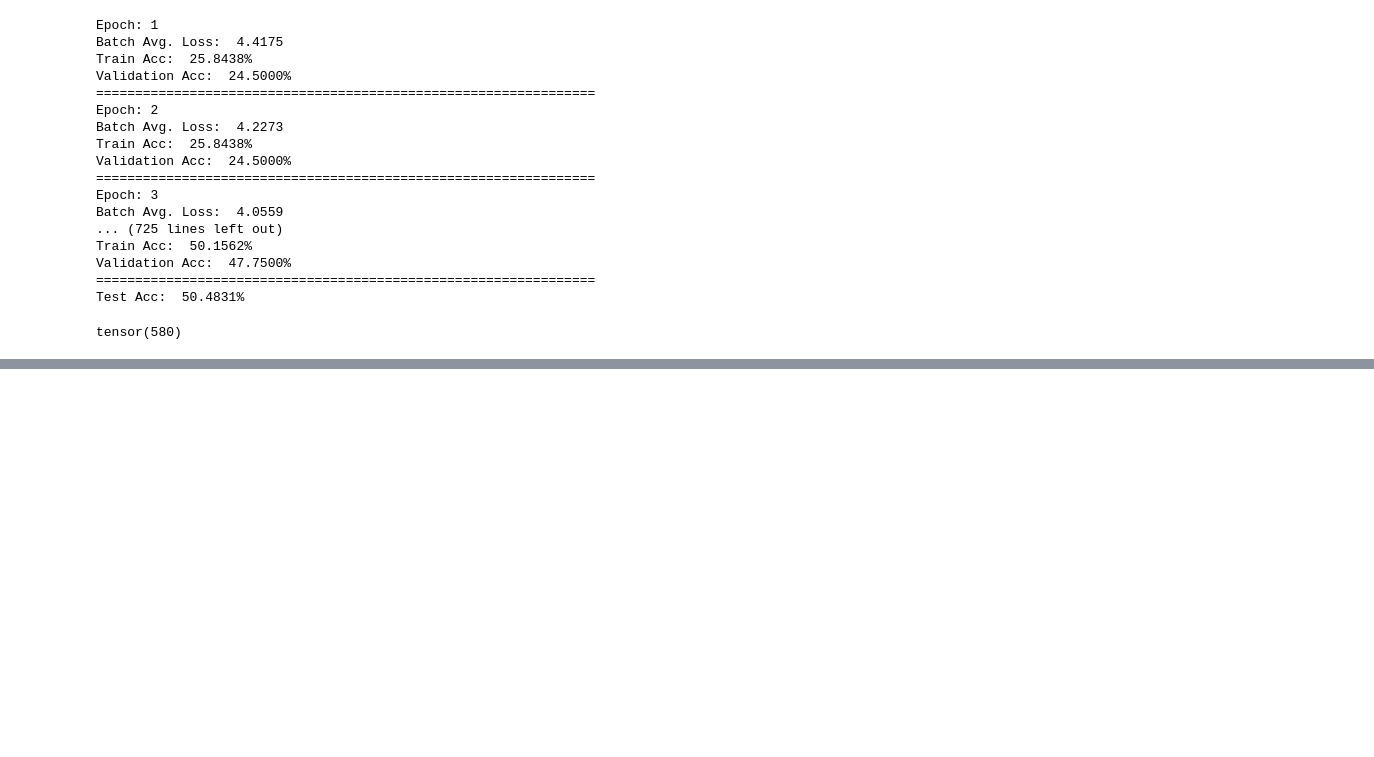
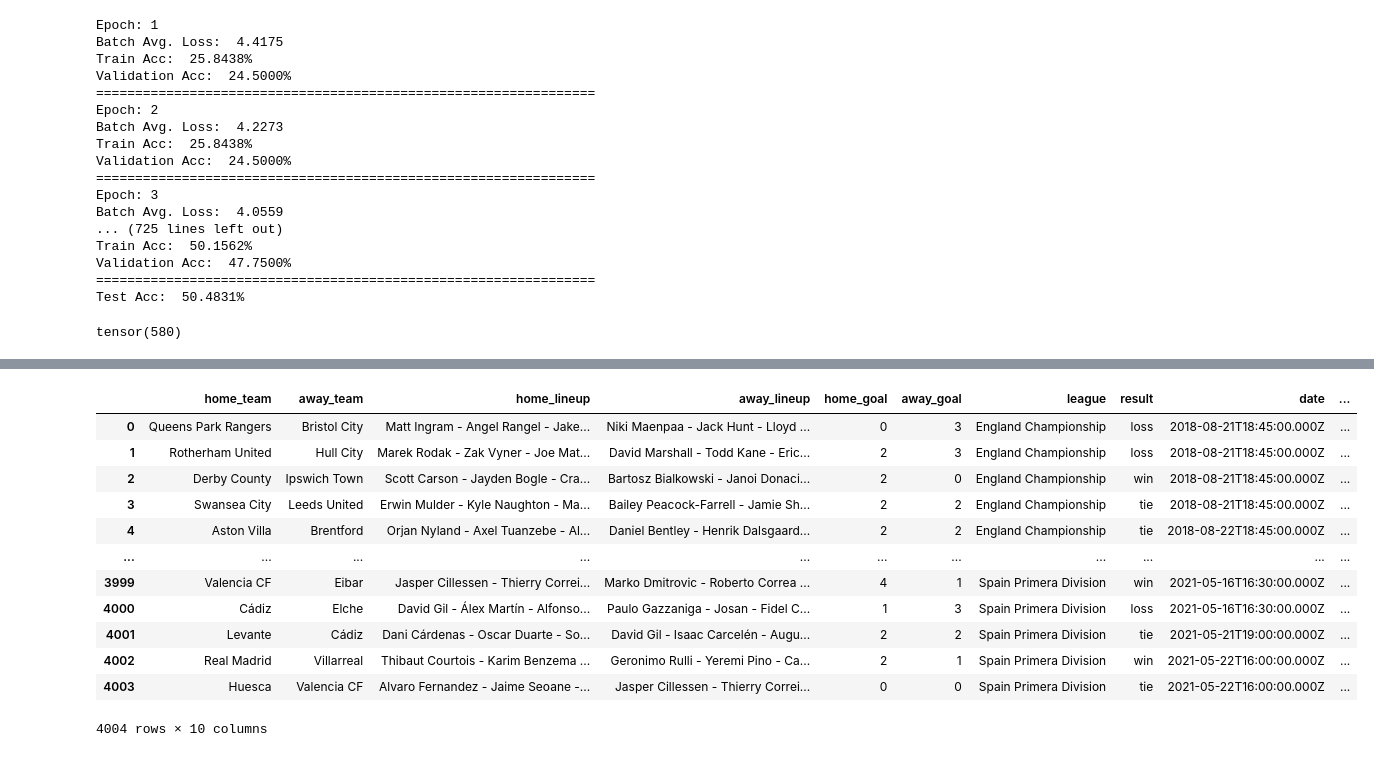
Before and after one commit to sunnybutwithano/Sports-Analysis-with-GNNs, a Jupyter notebook: Sports.ipynb, the cells around one changed output, grey strips where cells are left out. Drawn from its saved outputs; the diff is of its cells as text; code cells hidden in the pictures; blank space fills up the shorter version.

Commit message:
added matches.csv pre-processing

```diff
--- a/Sports.ipynb
+++ b/Sports.ipynb
@@ -293,0 +338,18 @@ tensor(580)
+# %%
+query = """
+  select T.teamName, group_concat(playerName, ' - ') as lineup, T.gameId,
+          T.postGame_goals_scored as goals,
+          T.competitionName as league,
+          T.gameDate as date
+
+  from PlaysForEdgesDf as P inner join (
+    select *
+    from TeamNodesDf
+      inner join
+    order by gameDate, gameId, postGame_side desc
+  ) as T
+   on T.gameId = P.gameId and P.teamName = T.teamName
+  group by T.gameDate, T.gameId, T.postGame_side
+"""
+team_players_gameDf = ps.sqldf(query)
+team_players_gameDf
@@ -293,0 +370,38 @@ tensor(580)
+# %%
+query = """
+  select T2.teamName as home_team,
+         T1.teamName as away_team,
+         T2.lineup as home_lineup,
+         T1.lineup as away_lineup,
+         T2.goals as home_goal,
+         T1.goals as away_goal,
+         T1.league,
+         case
+            when (T2.goals - T1.goals) > 0 then 'win'
+            when (T2.goals - T1.goals) = 0 then 'tie'
+            when (T2.goals - T1.goals) < 0 then 'loss'
+          end as result,
+         T1.date,
+         T1.gameId
+  from team_players_gameDf T1
+    inner join team_players_gameDf T2
+     on T1.gameId = T2.gameId and T1.teamName <> T2.teamName
+"""
+_ = ps.sqldf(query)
+matches = _[_.index % 2 == 0].reset_index().drop('index', axis=1)
+matches.to_csv('matches.csv')
+matches
+# %% [output]
+|  | home_team | away_team | home_lineup | away_lineup | home_goal | away_goal | league | result | date | ... |
+| 0 | Queens Park Rangers | Bristol City | Matt Ingram - Angel Rangel - Jake... | Niki Maenpaa - Jack Hunt - Lloyd ... | 0 | 3 | England Championship | loss | 2018-08-21T18:45:00.000Z | ... |
+| 1 | Rotherham United | Hull City | Marek Rodak - Zak Vyner - Joe Mat... | David Marshall - Todd Kane - Eric... | 2 | 3 | England Championship | loss | 2018-08-21T18:45:00.000Z | ... |
+| 2 | Derby County | Ipswich Town | Scott Carson - Jayden Bogle - Cra... | Bartosz Bialkowski - Janoi Donaci... | 2 | 0 | England Championship | win | 2018-08-21T18:45:00.000Z | ... |
+| 3 | Swansea City | Leeds United | Erwin Mulder - Kyle Naughton - Ma... | Bailey Peacock-Farrell - Jamie Sh... | 2 | 2 | England Championship | tie | 2018-08-21T18:45:00.000Z | ... |
+| 4 | Aston Villa | Brentford | Orjan Nyland - Axel Tuanzebe - Al... | Daniel Bentley - Henrik Dalsgaard... | 2 | 2 | England Championship | tie | 2018-08-22T18:45:00.000Z | ... |
+| ... | ... | ... | ... | ... | ... | ... | ... | ... | ... | ... |
+| 3999 | Valencia CF | Eibar | Jasper Cillessen - Thierry Correi... | Marko Dmitrovic - Roberto Correa ... | 4 | 1 | Spain Primera Division | win | 2021-05-16T16:30:00.000Z | ... |
+| 4000 | Cádiz | Elche | David Gil - Álex Martín - Alfonso... | Paulo Gazzaniga - Josan - Fidel C... | 1 | 3 | Spain Primera Division | loss | 2021-05-16T16:30:00.000Z | ... |
+| 4001 | Levante | Cádiz | Dani Cárdenas - Oscar Duarte - So... | David Gil - Isaac Carcelén - Augu... | 2 | 2 | Spain Primera Division | tie | 2021-05-21T19:00:00.000Z | ... |
+| 4002 | Real Madrid | Villarreal | Thibaut Courtois - Karim Benzema ... | Geronimo Rulli - Yeremi Pino - Ca... | 2 | 1 | Spain Primera Division | win | 2021-05-22T16:00:00.000Z | ... |
+| 4003 | Huesca | Valencia CF | Alvaro Fernandez - Jaime Seoane -... | Jasper Cillessen - Thierry Correi... | 0 | 0 | Spain Primera Division | tie | 2021-05-22T16:00:00.000Z | ... |
+4004 rows × 10 columns
```
Also changed, not shown: parts of 10 cells of this notebook.
